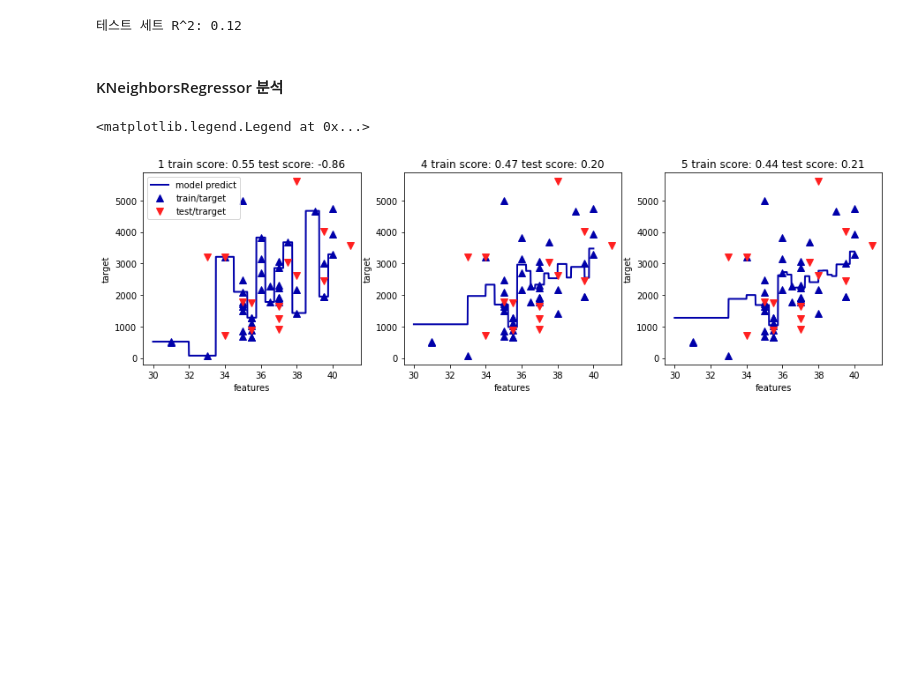
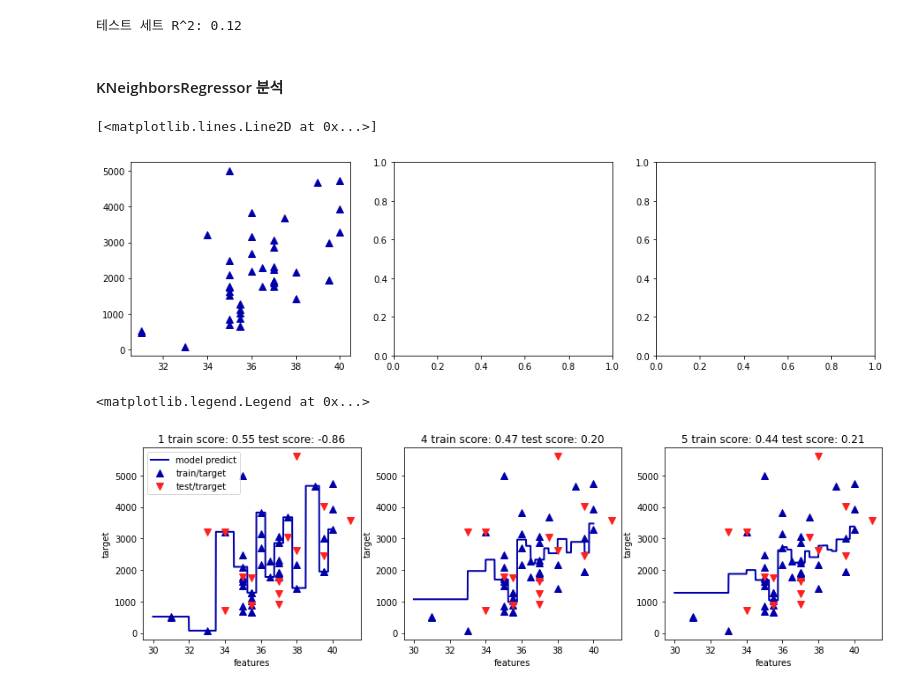
Before and after one commit to blee8/MyNotebook, a Jupyter notebook: 00_Sum Note/92_pile capacity Int to ML.ipynb, the cells around one changed output. Drawn from its saved outputs; the diff is of its cells as text; code cells hidden in the pictures; blank space fills up the shorter version.

```diff
--- a/00_Sum Note/92_pile capacity Int to ML.ipynb
+++ b/00_Sum Note/92_pile capacity Int to ML.ipynb
@@ -693,6 +695,12 @@ print("테스트 세트 R^2: {:.2f}".format(reg.score(X_test.reshape(-1,1), y_te
 테스트 세트 R^2: 0.12
 # %% [markdown]
 #### KNeighborsRegressor 분석
+# %%
+fig, axes = plt.subplots(1, 3, figsize=(15, 4))
+axes[0].plot(X_train, y_train, '^', c=mglearn.cm2(0), markersize=8)
+# %% [output]
+[<matplotlib.lines.Line2D at 0x...>]
+[figure, added]
 # %%
 fig, axes = plt.subplots(1, 3, figsize=(15, 4))
 # -3 과 3 사이에 1,000 개의 데이터 포인트를 만듭니다
```
Also changed, not shown: parts of 9 cells of this notebook, 3 other files.
